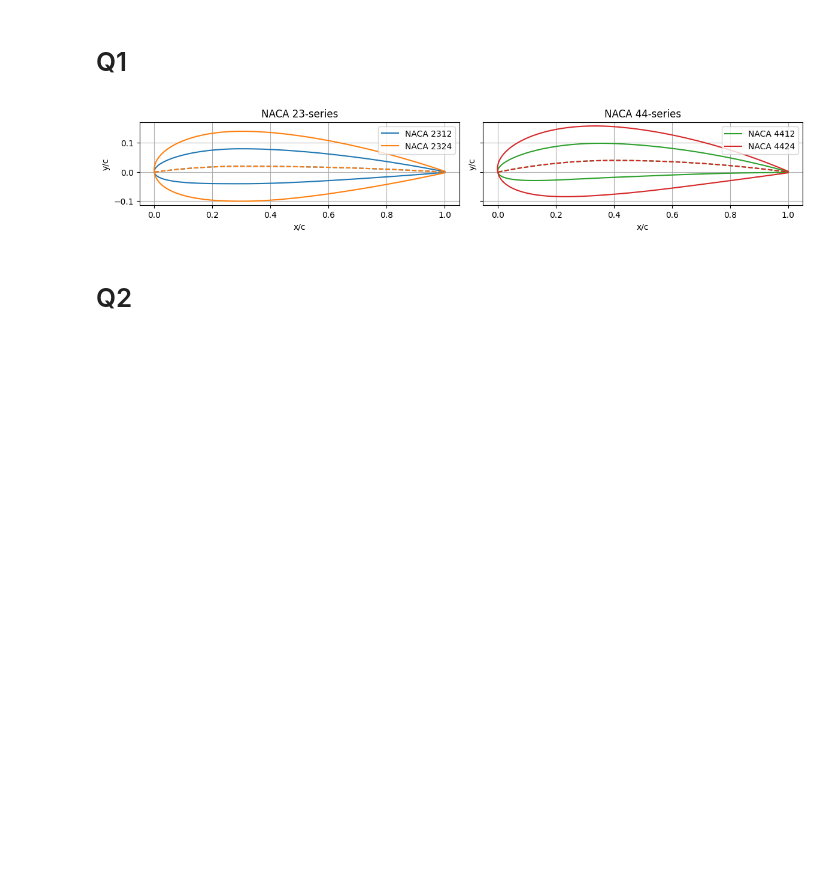
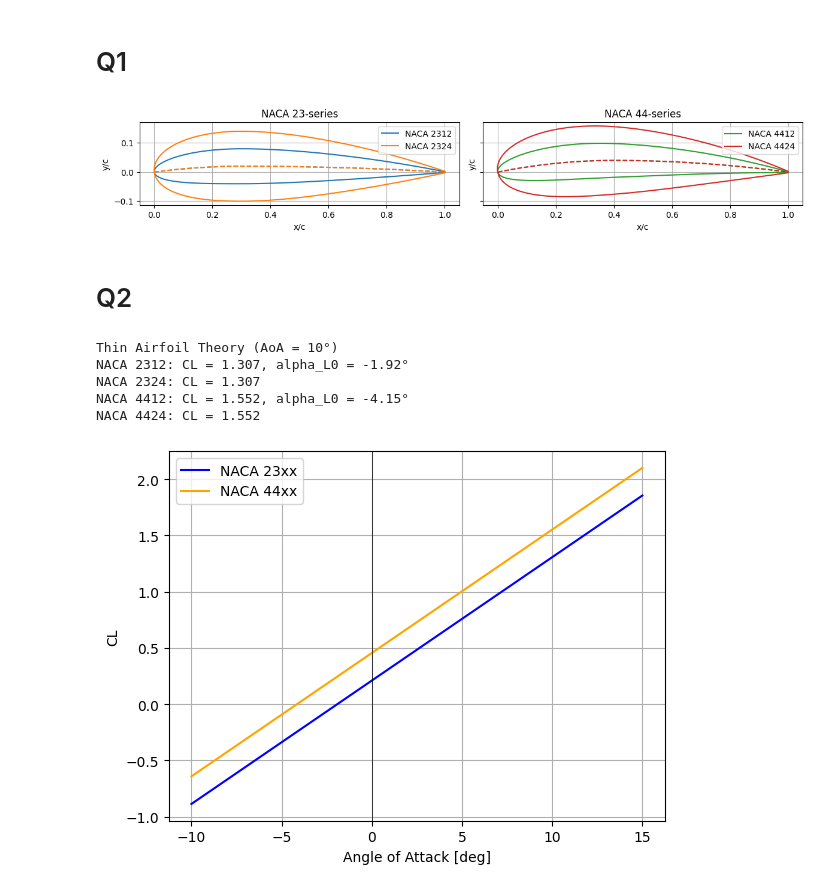
Before and after one commit to theodorbg/aero_nerds_46110, a Jupyter notebook: Assignment1.ipynb, the cells around one changed output. Cells and saved outputs as stored; diff of their text form; code cells hidden in the pictures; blank space fills up the shorter version.

```diff
--- a/Assignment1.ipynb
+++ b/Assignment1.ipynb
@@ -114,3 +114,75 @@ plt.show()
 [figure]
 # %% [markdown]
 # Q2
+# %%
+def thin_airfoil_CL(m_percent, p_percent, alpha_deg):
+    """
+    Compute CL(alpha) using thin airfoil theory for a NACA 4-digit cambered airfoil.
+    """
+
+    # Convert NACA coefficients
+    m = m_percent / 100
+    p = p_percent / 10
+
+    # Grid in theta
+    theta = np.linspace(1e-6, np.pi-1e-6, 2000)
+    x = 0.5 * (1 - np.cos(theta))
+
+    # dzc/dx
+    dzc_dx = np.zeros_like(x)
+
+    # Region 1: x <= p
+    mask1 = x <= p
+    dzc_dx[mask1] = (2*m/p**2) * (p - x[mask1])
+
+    # Region 2: x > p
+    mask2 = x > p
+    dzc_dx[mask2] = (2*m/(1-p)**2) * (p - x[mask2])
+
+    # Zero-lift angle alpha_L0:
+    alpha_L0 = (1/np.pi) * np.trapz(dzc_dx * (1 - np.cos(theta)), theta)
+
+    # Convert alpha to radians
+    alpha_rad = np.deg2rad(alpha_deg)
+
+    # Thin-airfoil CL
+    CL = 2*np.pi * (alpha_rad - alpha_L0)
+
+    return CL, np.rad2deg(alpha_L0)
+
+
+alpha = 10  # degrees
+
+Cl_2312, alphaL0_23 = thin_airfoil_CL(2, 3, alpha)
+Cl_2324, _ = thin_airfoil_CL(2, 3, alpha)  # same camber → same CL
+
+Cl_4412, alphaL0_44 = thin_airfoil_CL(4, 4, alpha)
+Cl_4424, _ = thin_airfoil_CL(4, 4, alpha)  # same camber → same CL
+
+print("Thin Airfoil Theory (AoA = 10°)")
+print(f"NACA 2312: CL = {Cl_2312:.3f}, alpha_L0 = {alphaL0_23:.2f}°")
+print(f"NACA 2324: CL = {Cl_2324:.3f}")
+print(f"NACA 4412: CL = {Cl_4412:.3f}, alpha_L0 = {alphaL0_44:.2f}°")
+print(f"NACA 4424: CL = {Cl_4424:.3f}")
+
+alphas = np.linspace(-10, 15, 300)
+
+CL_23 = [thin_airfoil_CL(2,3,a)[0] for a in alphas]
+CL_44 = [thin_airfoil_CL(4,4,a)[0] for a in alphas]
+
+plt.plot(alphas, CL_23, label="NACA 23xx", color="blue")
+plt.plot(alphas, CL_44, label="NACA 44xx", color="orange")
+
+plt.axvline(0, color="black", linewidth=0.5)
+plt.grid(True)
+plt.xlabel("Angle of Attack [deg]")
+plt.ylabel("CL")
+plt.legend()
+plt.show()
+# %% [output]
+Thin Airfoil Theory (AoA = 10°)
+NACA 2312: CL = 1.307, alpha_L0 = -1.92°
+NACA 2324: CL = 1.307
+NACA 4412: CL = 1.552, alpha_L0 = -4.15°
+NACA 4424: CL = 1.552
+[figure, added]
```
